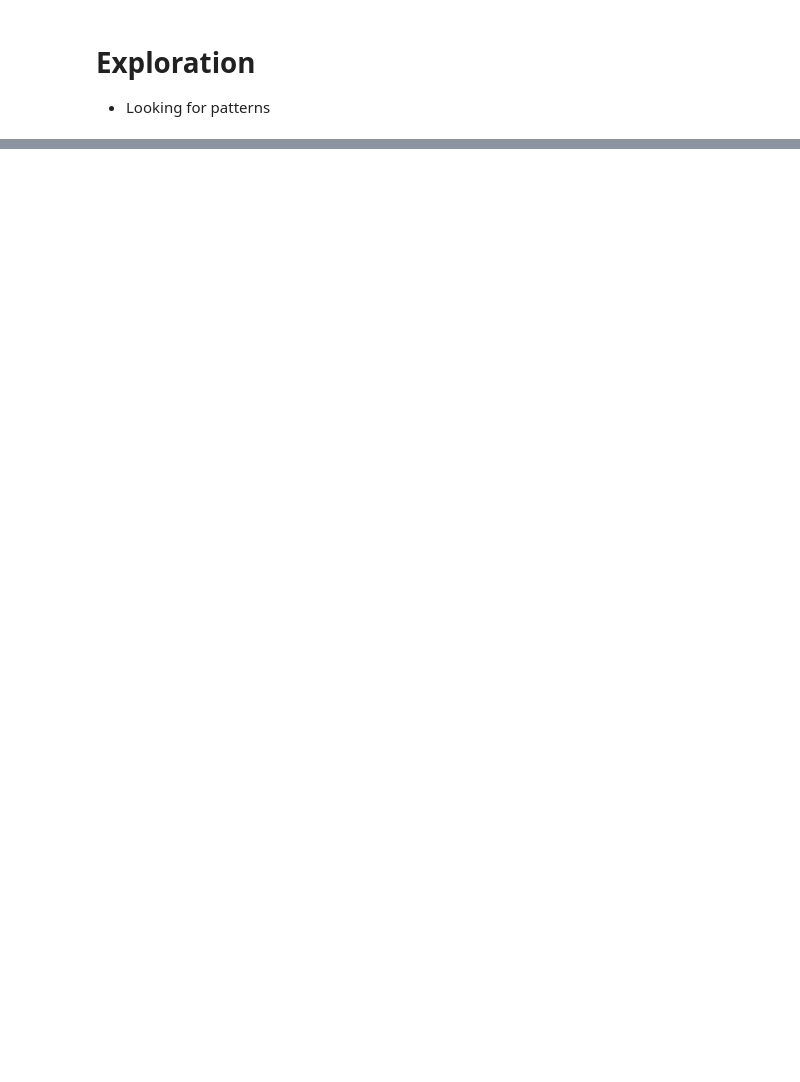
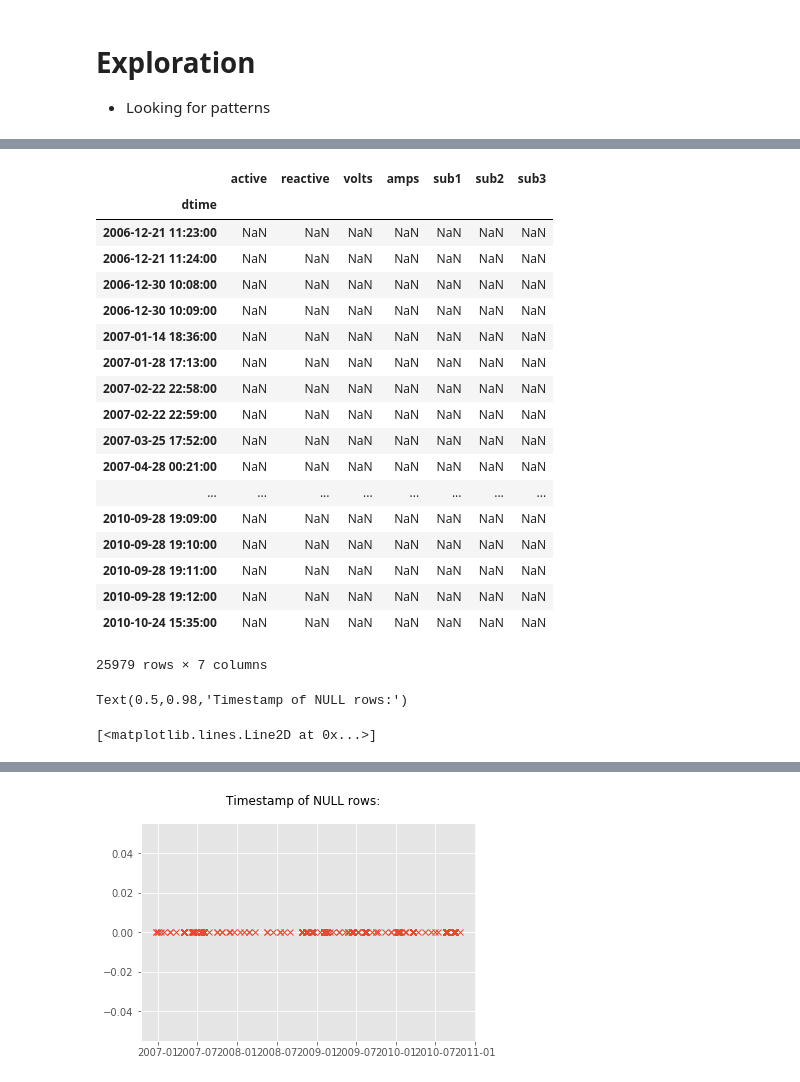
Before and after one commit to dsjstc/EnergyPrj, a Jupyter notebook: ExplorationPlots.ipynb, the cells around one changed output, grey strips where cells are left out. Drawn from its saved outputs; the diff is of its cells as text; code cells hidden in the pictures; blank space fills up the shorter version.

```diff
--- a/ExplorationPlots.ipynb
+++ b/ExplorationPlots.ipynb
@@ -11,0 +19,15 @@ df = pd.read_pickle('alldata.pickle')
+# %%
+# Check datatypes
+
+df.dtypes
+
+# Change datatypes to float and '?' cells to NaN
+
+df['active'] = pd.to_numeric(df['active'], errors='coerce')
+df['reactive'] = pd.to_numeric(df['reactive'], errors='coerce')
+df['volts'] = pd.to_numeric(df['volts'], errors='coerce')
+df['amps'] = pd.to_numeric(df['amps'], errors='coerce')
+df['sub1'] = pd.to_numeric(df['sub1'], errors='coerce')
+df['sub2'] = pd.to_numeric(df['sub2'], errors='coerce')
+
+df.dtypes
@@ -11,0 +91,47 @@ df = pd.read_pickle('alldata.pickle')
+# %%
+# Deal with NaN cells
+
+# Show rows with nulls
+dfnulls = df[df.isnull().any(axis=1)]
+dfnulls
+
+# Looks like all columns are NaN, not just one at a time
+# Check the time positions of these
+df1 = dfnulls.fillna(value=0)
+
+plt.style.use('ggplot')
+
+fig = plt.figure()
+fig.suptitle('Timestamp of NULL rows:')
+ax = plt.axes()
+ts = df1['active']
+ax.plot(ts, marker='x', linewidth=0)
+
+# Check time periods between NaN rows
+deltas = [d for d in map(lambda a: a[1] - a[0], zip(dfnulls.index, dfnulls.index[1:]))]
+deltas
+
+# Remove rows with NaN
+df2 = df.dropna(how='any')
+# %% [output]
+|  | active | reactive | volts | amps | sub1 | sub2 | sub3 |
+| dtime |  |  |  |  |  |  |  |
+| 2006-12-21 11:23:00 | NaN | NaN | NaN | NaN | NaN | NaN | NaN |
+| 2006-12-21 11:24:00 | NaN | NaN | NaN | NaN | NaN | NaN | NaN |
+| 2006-12-30 10:08:00 | NaN | NaN | NaN | NaN | NaN | NaN | NaN |
+| 2006-12-30 10:09:00 | NaN | NaN | NaN | NaN | NaN | NaN | NaN |
+| 2007-01-14 18:36:00 | NaN | NaN | NaN | NaN | NaN | NaN | NaN |
+| 2007-01-28 17:13:00 | NaN | NaN | NaN | NaN | NaN | NaN | NaN |
+| 2007-02-22 22:58:00 | NaN | NaN | NaN | NaN | NaN | NaN | NaN |
+| 2007-02-22 22:59:00 | NaN | NaN | NaN | NaN | NaN | NaN | NaN |
+| 2007-03-25 17:52:00 | NaN | NaN | NaN | NaN | NaN | NaN | NaN |
+| 2007-04-28 00:21:00 | NaN | NaN | NaN | NaN | NaN | NaN | NaN |
+| ... | ... | ... | ... | ... | ... | ... | ... |
+| 2010-09-28 19:09:00 | NaN | NaN | NaN | NaN | NaN | NaN | NaN |
+| 2010-09-28 19:10:00 | NaN | NaN | NaN | NaN | NaN | NaN | NaN |
+| 2010-09-28 19:11:00 | NaN | NaN | NaN | NaN | NaN | NaN | NaN |
+| 2010-09-28 19:12:00 | NaN | NaN | NaN | NaN | NaN | NaN | NaN |
+| 2010-10-24 15:35:00 | NaN | NaN | NaN | NaN | NaN | NaN | NaN |
+25979 rows × 7 columns
+Text(0.5,0.98,'Timestamp of NULL rows:')
+[<matplotlib.lines.Line2D at 0x...>]
@@ -12 +155,2 @@ df = pd.read_pickle('alldata.pickle')
+[figure, added]
 # %%
```
Also changed, not shown: parts of 9 cells of this notebook, 2 other files.
